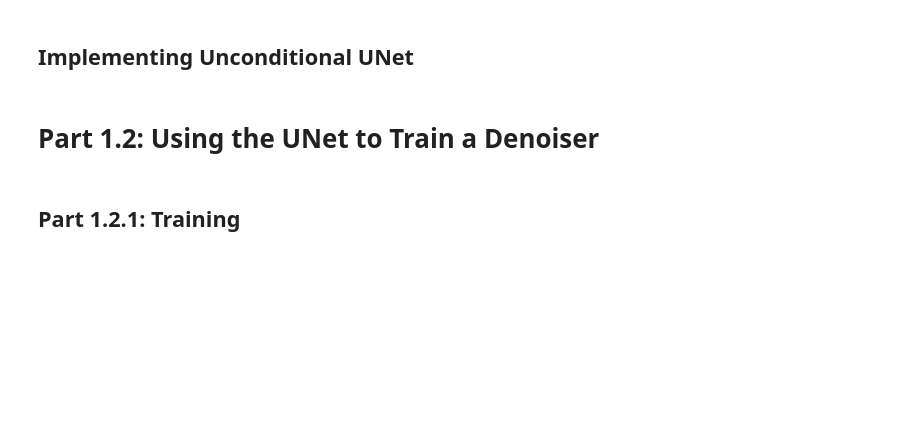
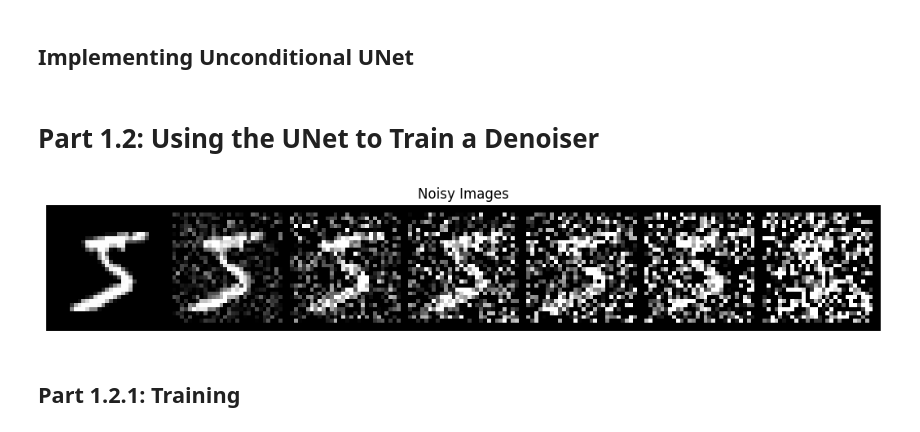
Before and after one commit to OKirk-Berkeley/cs180-proj3b, a Jupyter notebook: partb.ipynb, the cells around one changed output. Cells and saved outputs as stored; diff of their text form; code cells hidden in the pictures; blank space fills up the shorter version.

```diff
--- a/partb.ipynb
+++ b/partb.ipynb
@@ -285,3 +287,17 @@ class UnconditionalUNet(nn.Module):
+# %%
+# Visualize images at different noisy level
+# ===== your code here! ====
+def noise(x: torch.Tensor, sigma: float) -> torch.Tensor:
+    epsilon = torch.randn_like(x)
+    z = x + sigma * epsilon
+    return z
+x, label = train_dataset[0]
+noised = [noise(x, sig) for sig in [0.0, 0.2, 0.4, 0.5, 0.6, 0.8, 1.0]]
+noised = torch.stack(noised)
+show_grid(noised, 'Noisy Images', 'noisy_images', nrow=10)
+# ===== end of code ====
+# %% [output]
+[figure, added]
 # %% [markdown]
 ## Part 1.2.1: Training
 # %% [markdown]
```
Also changed, not shown: parts of 12 cells of this notebook.
